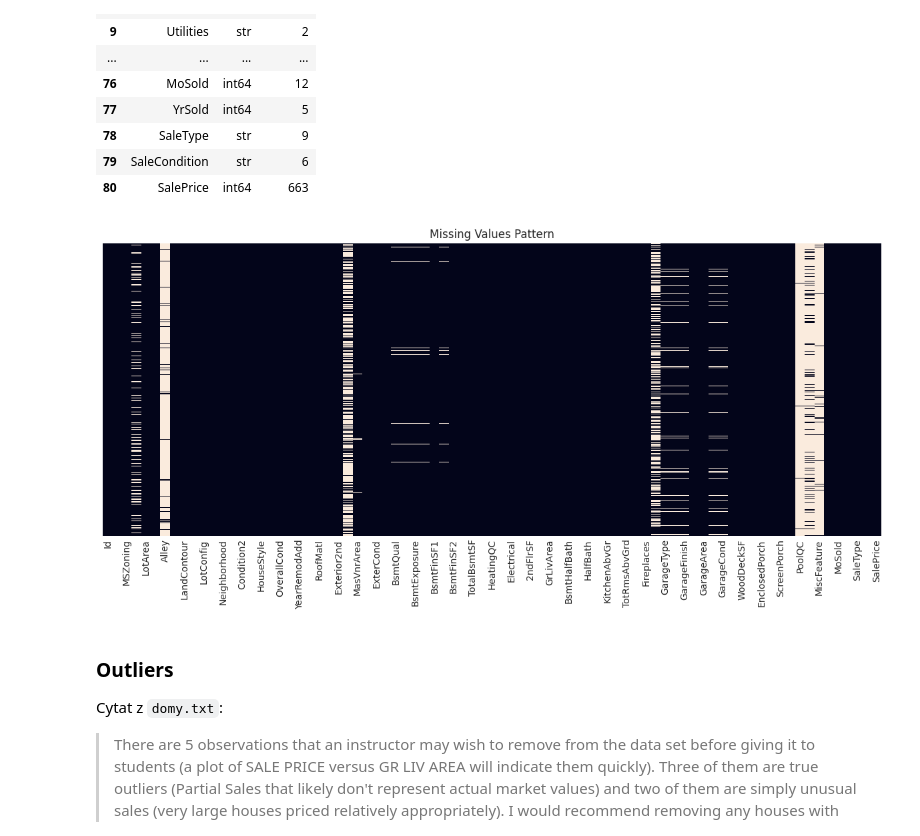
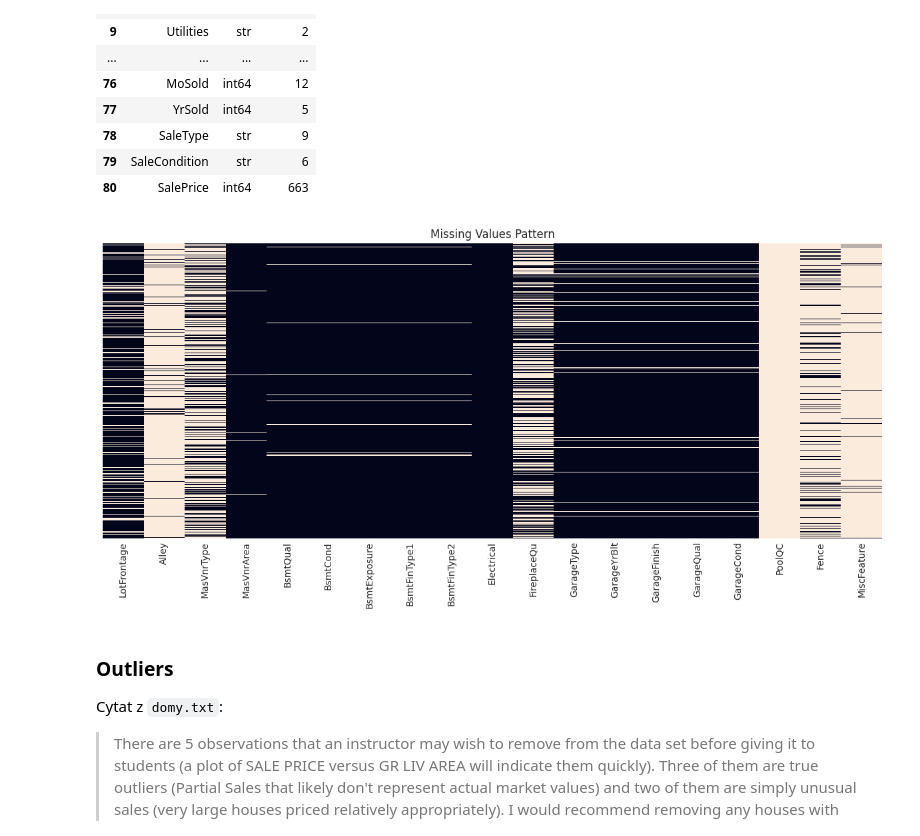
Before and after one commit to Patryk2208/wsi-regression, a Jupyter notebook: notebooks/1-data-overview.ipynb, the cells around one changed output. Saved outputs shown, nothing was run; the diff lists cells and outputs as text; code cells hidden in the pictures.

```diff
--- a/notebooks/1-data-overview.ipynb
+++ b/notebooks/1-data-overview.ipynb
@@ -82,13 +82,14 @@ with pd.option_context('display.max_rows', None):
 # %%
 plt.figure(figsize=(12, 6))
 df.replace('?', np.nan, inplace=True)
-sns.heatmap(df.isnull(), cbar=False, yticklabels=False)
+df_with_nans = df.loc[:, df.isna().any()]
+sns.heatmap(df_with_nans.isnull(), cbar=False, yticklabels=False)
 plt.title('Missing Values Pattern')
 plt.tight_layout()
 plt.savefig('../docs/figures/01_missing_values.png', dpi=100, bbox_inches='tight')
 plt.show()
 # %% [output]
-[figure, old version]
+[figure, new version]
 # %% [markdown]
 ### Outliers
 Cytat z `domy.txt`:
```
Also changed, not shown: 4 other files.
